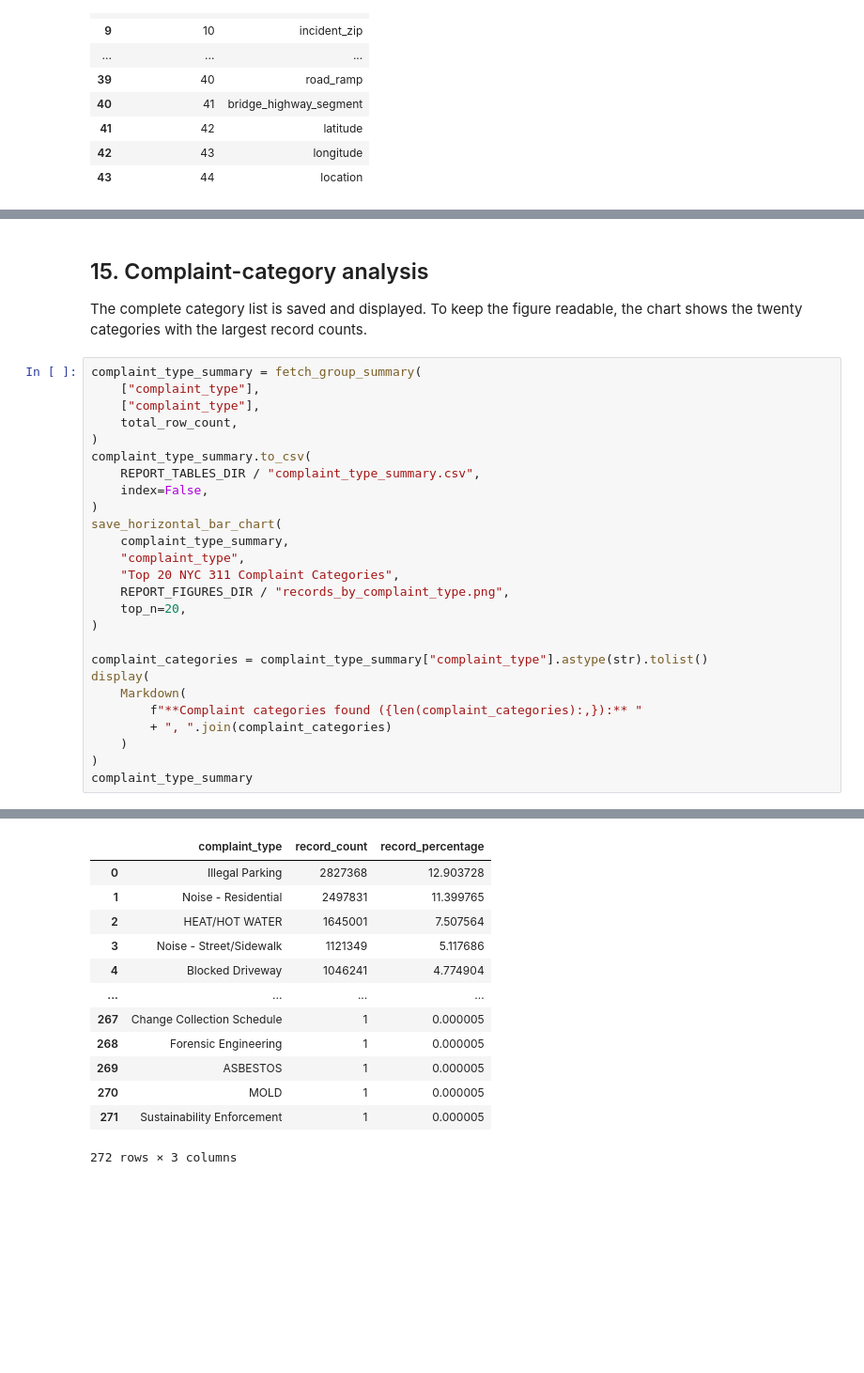
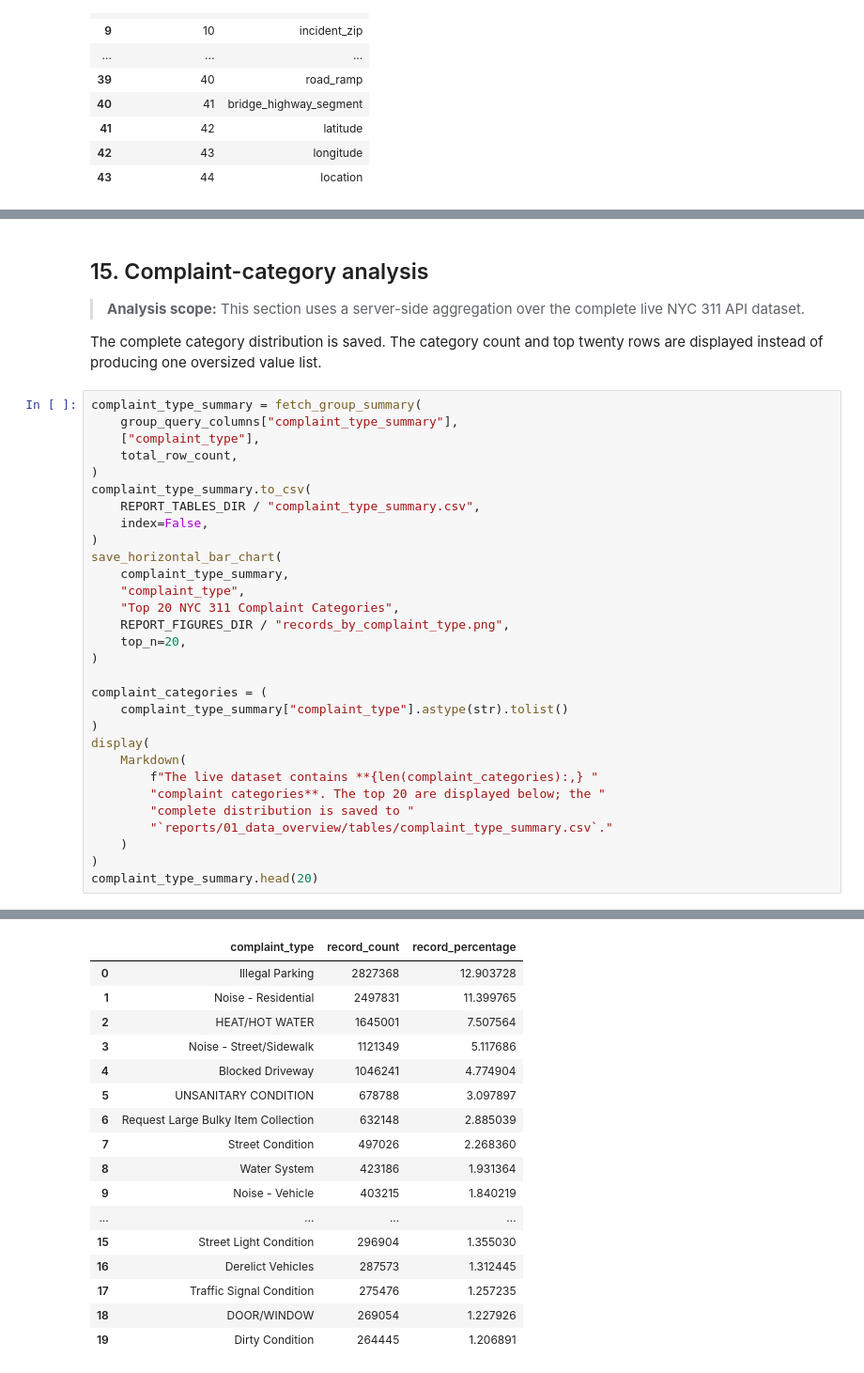
Before and after one commit to mmubashir95/urban-operations-intelligence-platform, a Jupyter notebook: notebooks/01_data_overview.ipynb, the cells around one changed output, grey strips where cells are left out. Shown at 94% size. Drawn from its saved outputs; the diff is of its cells as text; blank space fills up the shorter version.

```diff
--- a/notebooks/01_data_overview.ipynb
+++ b/notebooks/01_data_overview.ipynb
@@ -788,11 +1202,14 @@ The endpoint contains 21 agency codes and is not restricted to DOT; cross-agency
 # %% [markdown]
 ## 15. Complaint-category analysis
 
-The complete category list is saved and displayed. To keep the figure readable,
-the chart shows the twenty categories with the largest record counts.
+> **Analysis scope:** This section uses a server-side aggregation over the
+> complete live NYC 311 API dataset.
+
+The complete category distribution is saved. The category count and top
+twenty rows are displayed instead of producing one oversized value list.
 # %%
 complaint_type_summary = fetch_group_summary(
-    ["complaint_type"],
+    group_query_columns["complaint_type_summary"],
     ["complaint_type"],
     total_row_count,
 )
@@ -808,13 +1225,17 @@ save_horizontal_bar_chart(
     top_n=20,
 )
 
-complaint_categories = complaint_type_summary["complaint_type"].astype(str).tolist()
+complaint_categories = (
+    complaint_type_summary["complaint_type"].astype(str).tolist()
+)
 display(
     Markdown(
-        f"**Complaint categories found ({len(complaint_categories):,}):** "
-        + ", ".join(complaint_categories)
+        f"The live dataset contains **{len(complaint_categories):,} "
+        "complaint categories**. The top 20 are displayed below; the "
+        "complete distribution is saved to "
+        "`reports/01_data_overview/tables/complaint_type_summary.csv`."
     )
 )
-complaint_type_summary
+complaint_type_summary.head(20)
 # %% [output]
 [figure]
@@ -822,16 +1243,20 @@ complaint_type_summary
 |  | complaint_type | record_count | record_percentage |
 | 0 | Illegal Parking | 2827368 | 12.903728 |
 | 1 | Noise - Residential | 2497831 | 11.399765 |
 | 2 | HEAT/HOT WATER | 1645001 | 7.507564 |
 | 3 | Noise - Street/Sidewalk | 1121349 | 5.117686 |
 | 4 | Blocked Driveway | 1046241 | 4.774904 |
+| 5 | UNSANITARY CONDITION | 678788 | 3.097897 |
+| 6 | Request Large Bulky Item Collection | 632148 | 2.885039 |
+| 7 | Street Condition | 497026 | 2.268360 |
+| 8 | Water System | 423186 | 1.931364 |
+| 9 | Noise - Vehicle | 403215 | 1.840219 |
 | ... | ... | ... | ... |
-| 267 | Change Collection Schedule | 1 | 0.000005 |
-| 268 | Forensic Engineering | 1 | 0.000005 |
-| 269 | ASBESTOS | 1 | 0.000005 |
-| 270 | MOLD | 1 | 0.000005 |
-| 271 | Sustainability Enforcement | 1 | 0.000005 |
+| 15 | Street Light Condition | 296904 | 1.355030 |
+| 16 | Derelict Vehicles | 287573 | 1.312445 |
+| 17 | Traffic Signal Condition | 275476 | 1.257235 |
+| 18 | DOOR/WINDOW | 269054 | 1.227926 |
+| 19 | Dirty Condition | 264445 | 1.206891 |
-272 rows × 3 columns
 # %% [markdown]
 ## 16. Descriptor analysis
 
```
Also changed, not shown: parts of 44 cells of this notebook.
